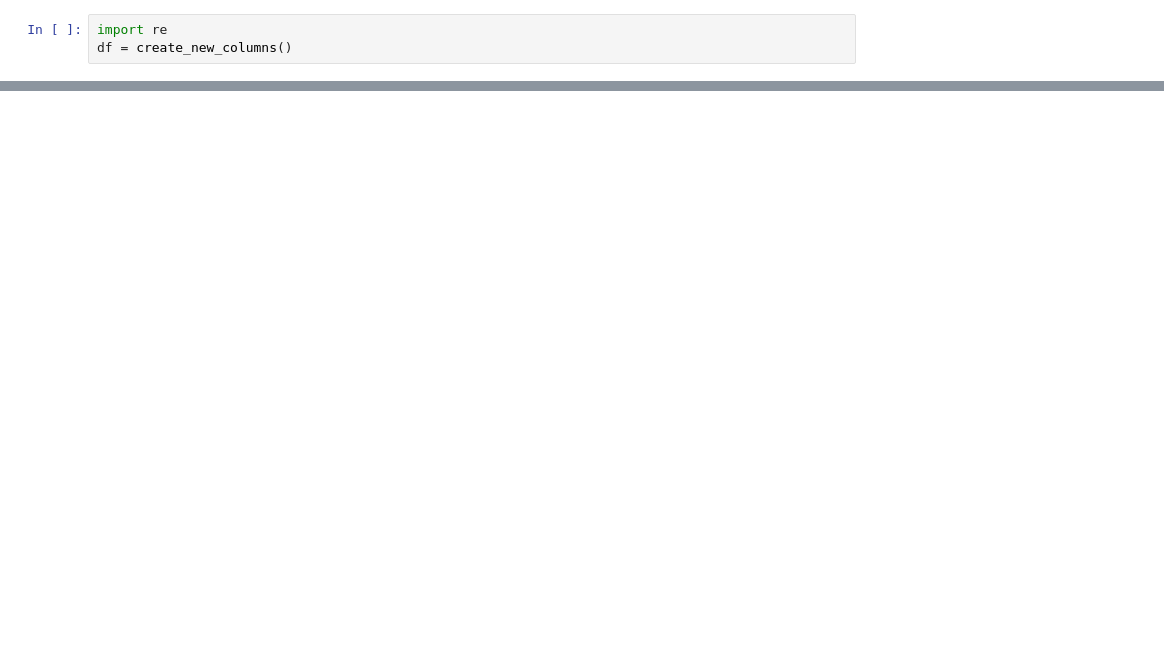
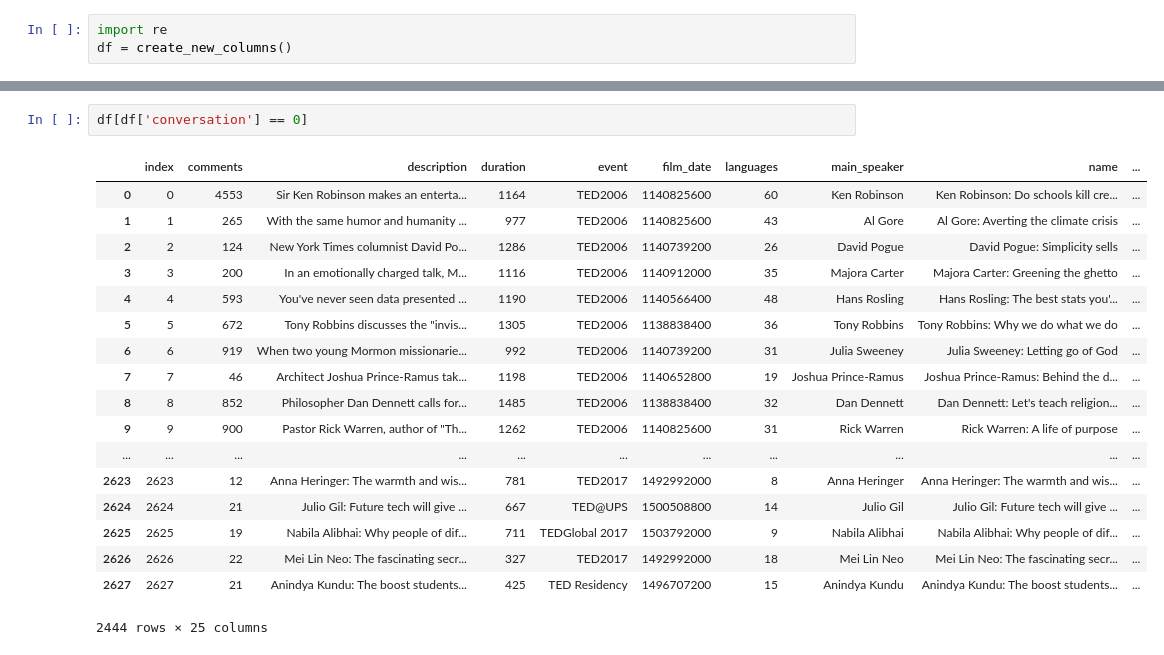
Before and after one commit to owentemple/TED-talks, a Jupyter notebook: EDA.ipynb, the cells around one changed output, grey strips where cells are left out. Drawn from its saved outputs; the diff is of its cells as text; blank space fills up the shorter version.

```diff
--- a/EDA.ipynb
+++ b/EDA.ipynb
@@ -301,0 +326,21 @@ df.describe()
+# %%
+df[df['conversation'] == 0]
+# %% [output]
+|  | index | comments | description | duration | event | film_date | languages | main_speaker | name | ... |
+| 0 | 0 | 4553 | Sir Ken Robinson makes an enterta... | 1164 | TED2006 | 1140825600 | 60 | Ken Robinson | Ken Robinson: Do schools kill cre... | ... |
+| 1 | 1 | 265 | With the same humor and humanity ... | 977 | TED2006 | 1140825600 | 43 | Al Gore | Al Gore: Averting the climate crisis | ... |
+| 2 | 2 | 124 | New York Times columnist David Po... | 1286 | TED2006 | 1140739200 | 26 | David Pogue | David Pogue: Simplicity sells | ... |
+| 3 | 3 | 200 | In an emotionally charged talk, M... | 1116 | TED2006 | 1140912000 | 35 | Majora Carter | Majora Carter: Greening the ghetto | ... |
+| 4 | 4 | 593 | You've never seen data presented ... | 1190 | TED2006 | 1140566400 | 48 | Hans Rosling | Hans Rosling: The best stats you'... | ... |
+| 5 | 5 | 672 | Tony Robbins discusses the "invis... | 1305 | TED2006 | 1138838400 | 36 | Tony Robbins | Tony Robbins: Why we do what we do | ... |
+| 6 | 6 | 919 | When two young Mormon missionarie... | 992 | TED2006 | 1140739200 | 31 | Julia Sweeney | Julia Sweeney: Letting go of God | ... |
+| 7 | 7 | 46 | Architect Joshua Prince-Ramus tak... | 1198 | TED2006 | 1140652800 | 19 | Joshua Prince-Ramus | Joshua Prince-Ramus: Behind the d... | ... |
+| 8 | 8 | 852 | Philosopher Dan Dennett calls for... | 1485 | TED2006 | 1138838400 | 32 | Dan Dennett | Dan Dennett: Let's teach religion... | ... |
+| 9 | 9 | 900 | Pastor Rick Warren, author of "Th... | 1262 | TED2006 | 1140825600 | 31 | Rick Warren | Rick Warren: A life of purpose | ... |
+| ... | ... | ... | ... | ... | ... | ... | ... | ... | ... | ... |
+| 2623 | 2623 | 12 | Anna Heringer: The warmth and wis... | 781 | TED2017 | 1492992000 | 8 | Anna Heringer | Anna Heringer: The warmth and wis... | ... |
+| 2624 | 2624 | 21 | Julio Gil: Future tech will give ... | 667 | TED@UPS | 1500508800 | 14 | Julio Gil | Julio Gil: Future tech will give ... | ... |
+| 2625 | 2625 | 19 | Nabila Alibhai: Why people of dif... | 711 | TEDGlobal 2017 | 1503792000 | 9 | Nabila Alibhai | Nabila Alibhai: Why people of dif... | ... |
+| 2626 | 2626 | 22 | Mei Lin Neo: The fascinating secr... | 327 | TED2017 | 1492992000 | 18 | Mei Lin Neo | Mei Lin Neo: The fascinating secr... | ... |
+| 2627 | 2627 | 21 | Anindya Kundu: The boost students... | 425 | TED Residency | 1496707200 | 15 | Anindya Kundu | Anindya Kundu: The boost students... | ... |
+2444 rows × 25 columns
```
Also changed, not shown: parts of 8 cells of this notebook, 4 other files.
